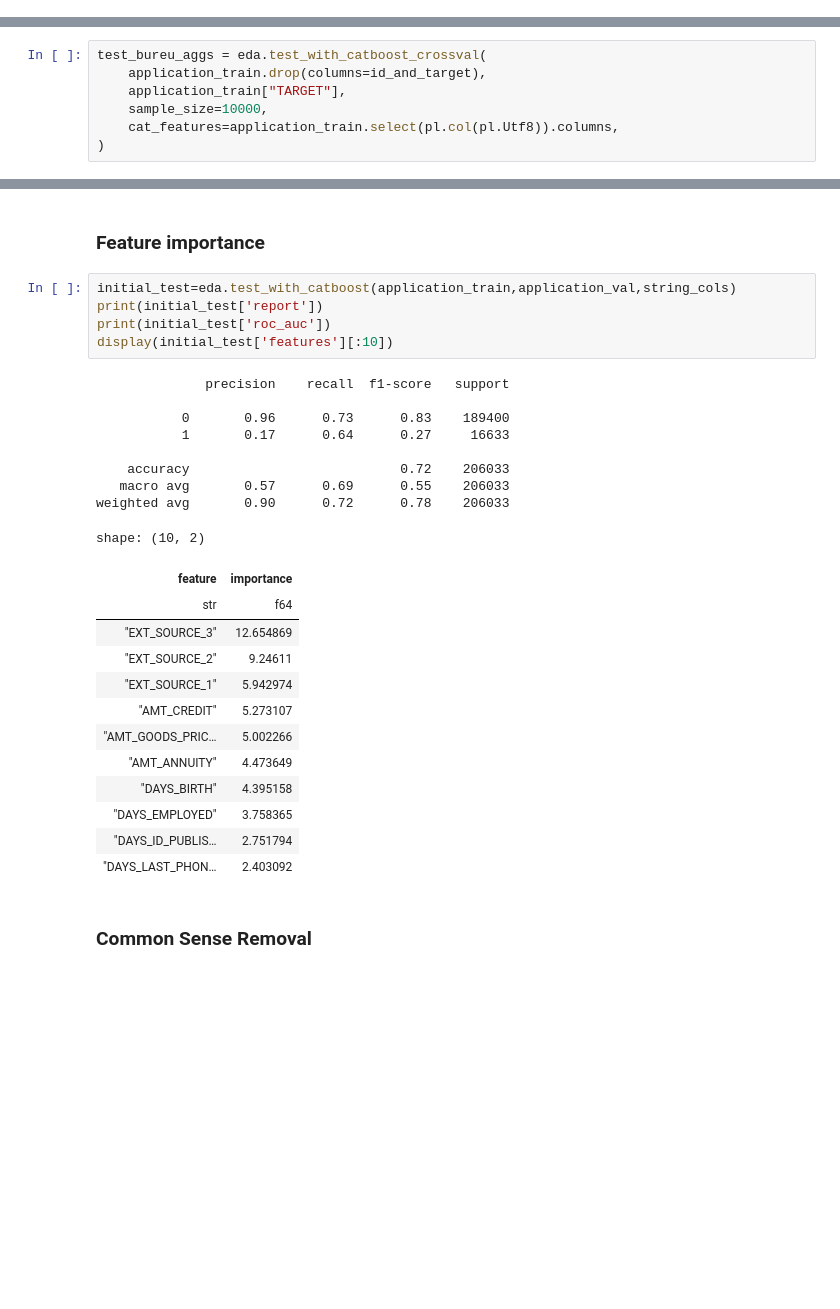
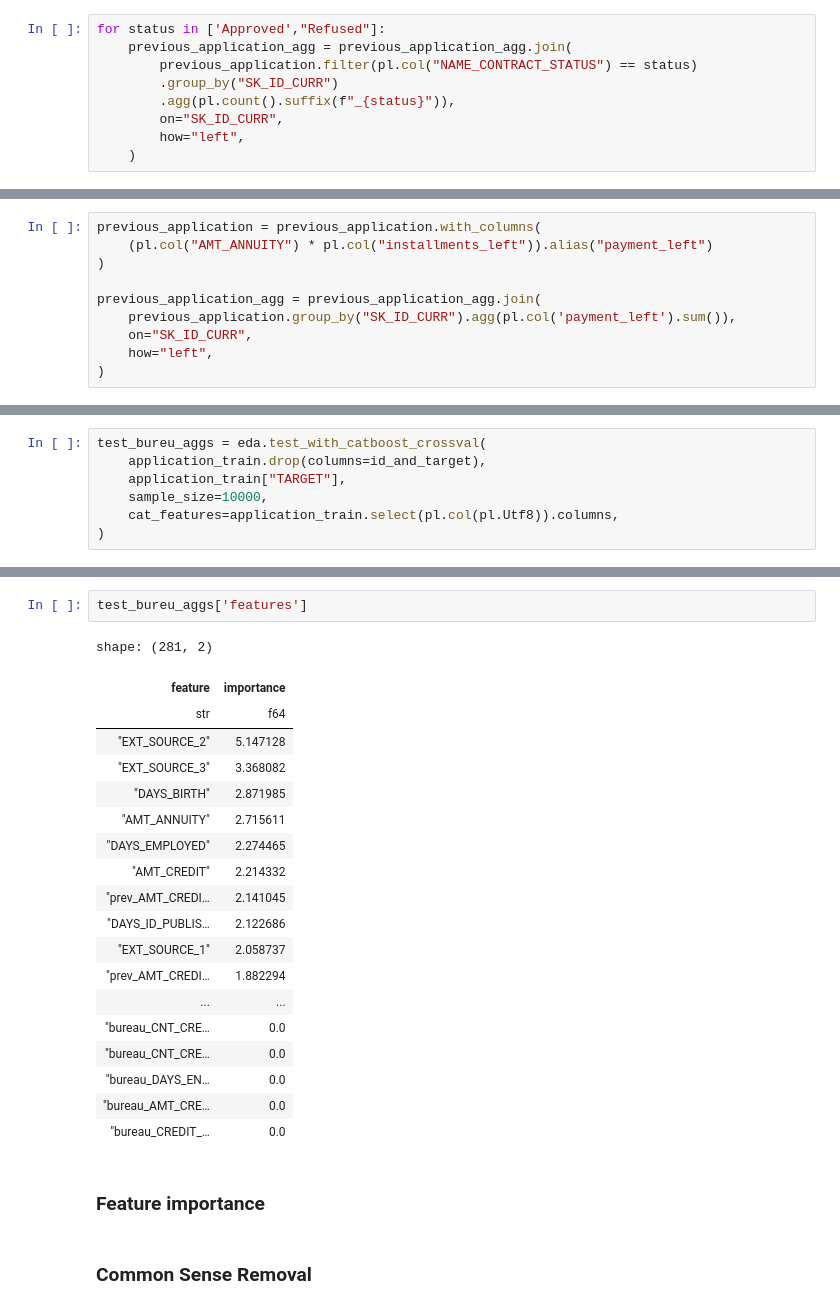
Before and after one commit to gediminas-skvarnavicius/home-credit-group-ml, a Jupyter notebook: feature_generation.ipynb, the cells around one changed output, grey strips where cells are left out. Cells and saved outputs as stored; diff of their text form; blank space fills up the shorter version.

Commit message:
previous features added

```diff
--- a/feature_generation.ipynb
+++ b/feature_generation.ipynb
@@ -248,0 +273,9 @@ shape: (2, 2)
+# %%
+for status in ['Approved',"Refused"]:
+    previous_application_agg = previous_application_agg.join(
+        previous_application.filter(pl.col("NAME_CONTRACT_STATUS") == status)
+        .group_by("SK_ID_CURR")
+        .agg(pl.count().suffix(f"_{status}")),
+        on="SK_ID_CURR",
+        how="left",
+    )
@@ -248,0 +284,10 @@ shape: (2, 2)
+# %%
+previous_application = previous_application.with_columns(
+    (pl.col("AMT_ANNUITY") * pl.col("installments_left")).alias("payment_left")
+)
+
+previous_application_agg = previous_application_agg.join(
+    previous_application.group_by("SK_ID_CURR").agg(pl.col('payment_left').sum()),
+    on="SK_ID_CURR",
+    how="left",
+)
@@ -273,32 +330,27 @@ string_cols=application_train.select(pl.col(pl.Utf8)).columns
+# %%
+test_bureu_aggs['features']
+# %% [output]
+shape: (281, 2)
+| feature | importance |
+| str | f64 |
+| "EXT_SOURCE_2" | 5.147128 |
+| "EXT_SOURCE_3" | 3.368082 |
+| "DAYS_BIRTH" | 2.871985 |
+| "AMT_ANNUITY" | 2.715611 |
+| "DAYS_EMPLOYED" | 2.274465 |
+| "AMT_CREDIT" | 2.214332 |
+| "prev_AMT_CREDI… | 2.141045 |
+| "DAYS_ID_PUBLIS… | 2.122686 |
+| "EXT_SOURCE_1" | 2.058737 |
+| "prev_AMT_CREDI… | 1.882294 |
+| ... | ... |
+| "bureau_CNT_CRE… | 0.0 |
+| "bureau_CNT_CRE… | 0.0 |
+| "bureau_DAYS_EN… | 0.0 |
+| "bureau_AMT_CRE… | 0.0 |
+| "bureau_CREDIT_… | 0.0 |
 # %% [markdown]
 ### Feature importance
-# %%
-initial_test=eda.test_with_catboost(application_train,application_val,string_cols)
-print(initial_test['report'])
-print(initial_test['roc_auc'])
-display(initial_test['features'][:10])
-# %% [output]
-              precision    recall  f1-score   support
-
-           0       0.96      0.73      0.83    189400
-           1       0.17      0.64      0.27     16633
-
-    accuracy                           0.72    206033
-   macro avg       0.57      0.69      0.55    206033
-weighted avg       0.90      0.72      0.78    206033
-shape: (10, 2)
-| feature | importance |
-| str | f64 |
-| "EXT_SOURCE_3" | 12.654869 |
-| "EXT_SOURCE_2" | 9.24611 |
-| "EXT_SOURCE_1" | 5.942974 |
-| "AMT_CREDIT" | 5.273107 |
-| "AMT_GOODS_PRIC… | 5.002266 |
-| "AMT_ANNUITY" | 4.473649 |
-| "DAYS_BIRTH" | 4.395158 |
-| "DAYS_EMPLOYED" | 3.758365 |
-| "DAYS_ID_PUBLIS… | 2.751794 |
-| "DAYS_LAST_PHON… | 2.403092 |
 # %% [markdown]
 ### Common Sense Removal
 # %%
```
Also changed, not shown: parts of 48 cells of this notebook, 1 other file.
